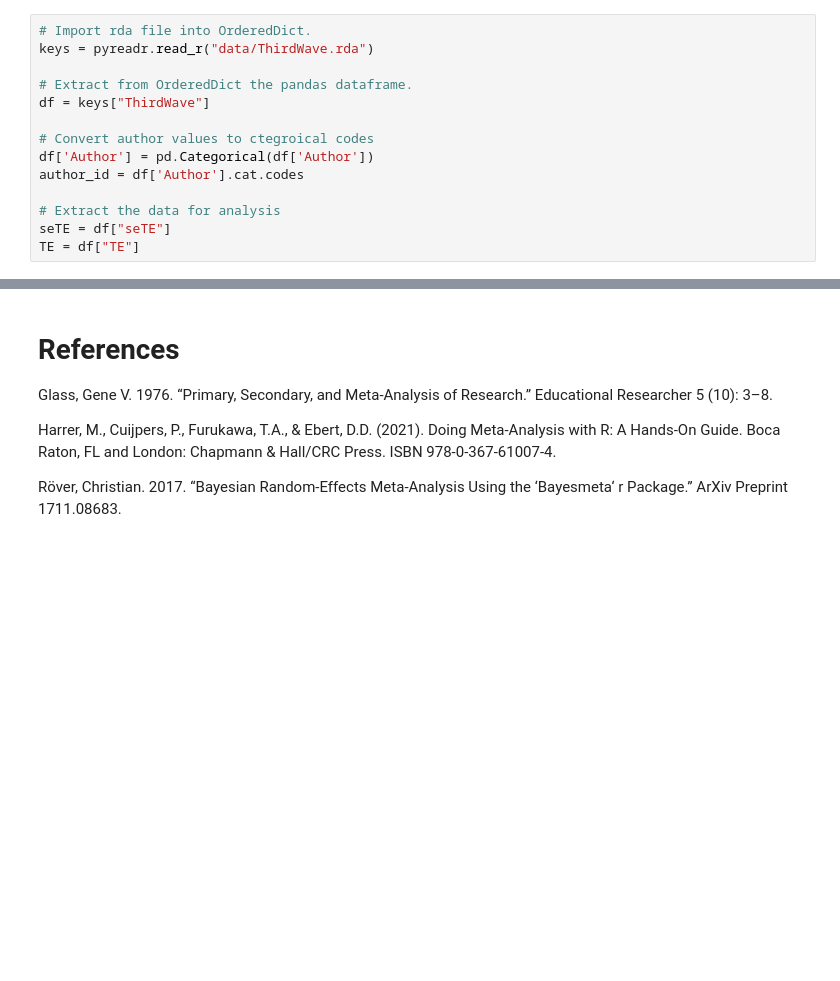
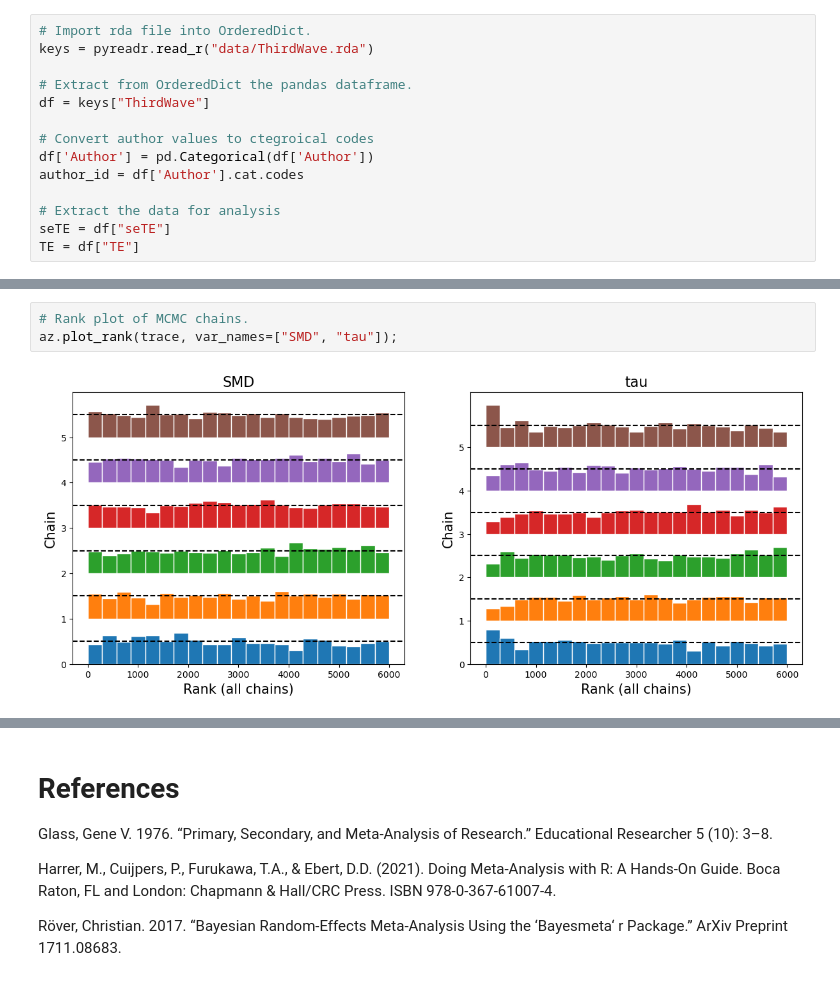
Before and after one commit to HPCurtis/meta_analysis_pymc, a Jupyter notebook: meta_analysis.ipynb, the cells around one changed output, grey strips where cells are left out. Drawn from its saved outputs; the diff is of its cells as text; blank space fills up the shorter version.

```diff
--- a/meta_analysis.ipynb
+++ b/meta_analysis.ipynb
@@ -79,0 +81,5 @@ az.plot_trace(trace, var_names="tau");
+# %%
+# Rank plot of MCMC chains.
+az.plot_rank(trace, var_names=["SMD", "tau"]);
+# %% [output]
+[figure, added]
```
Also changed, not shown: parts of 13 cells of this notebook.
